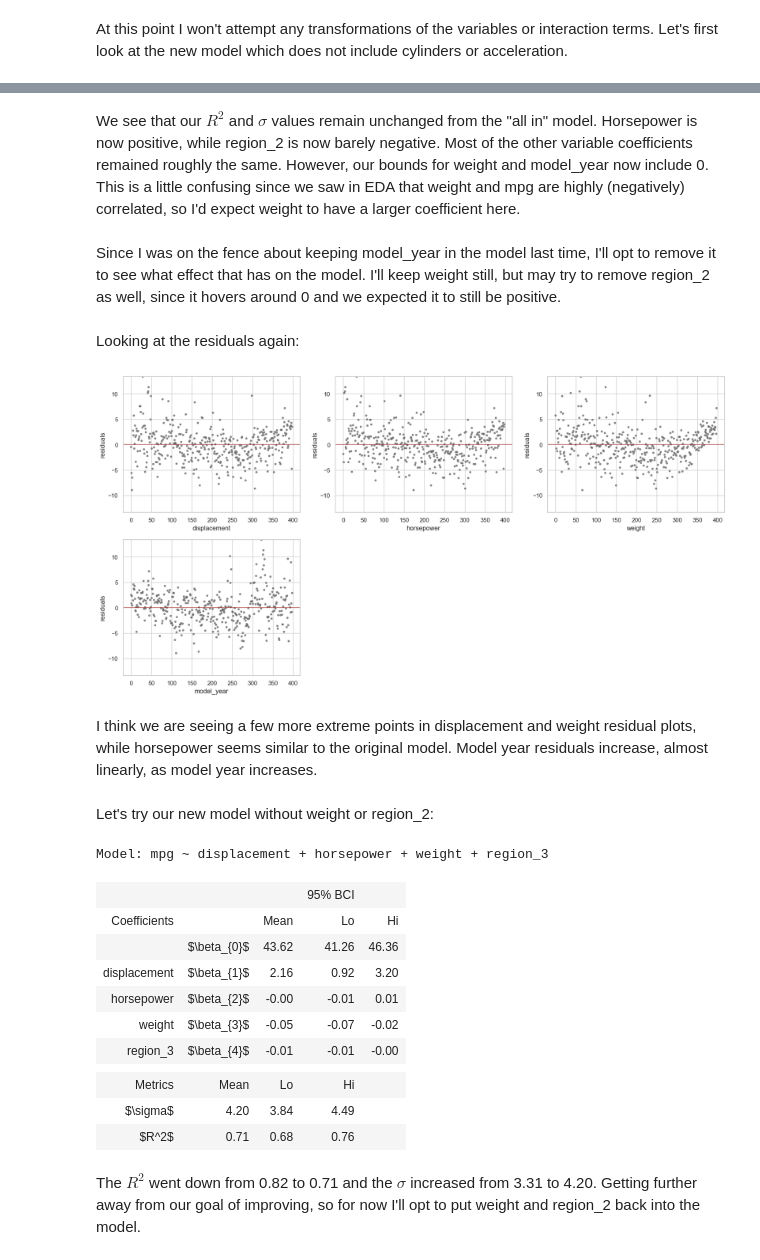
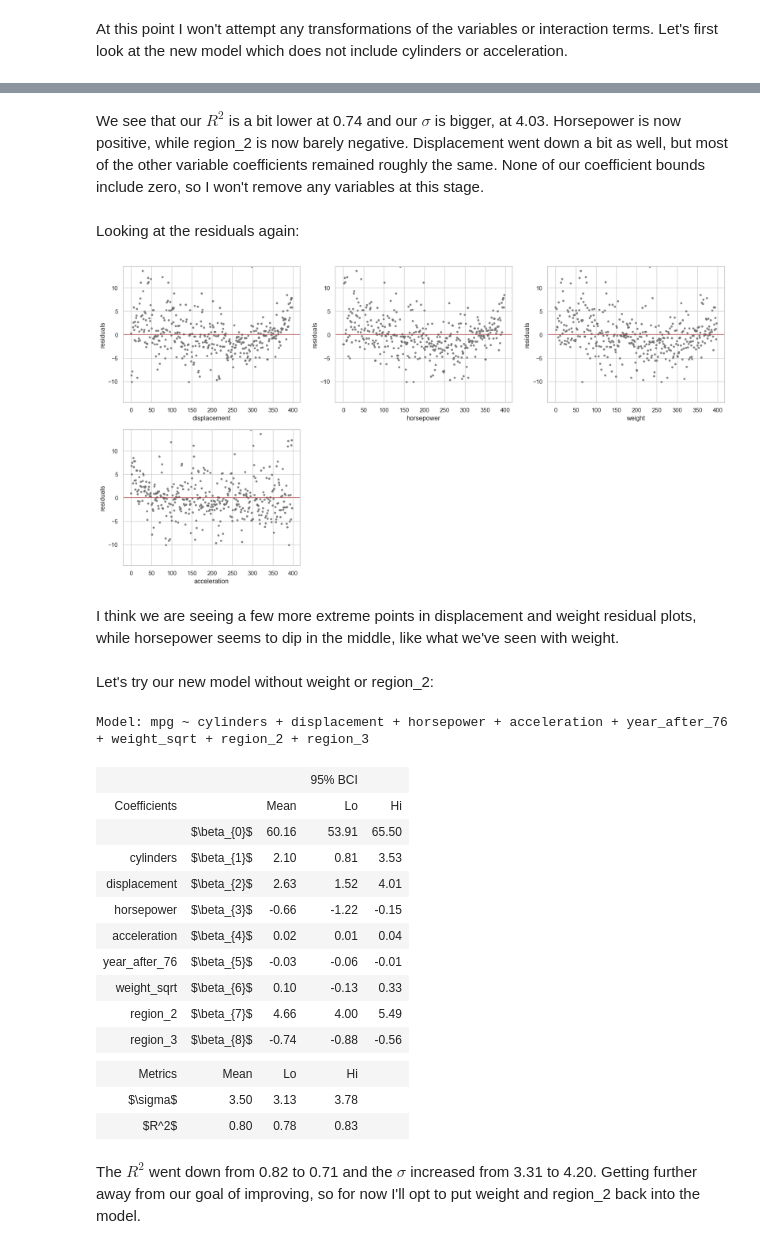
Before and after one commit to ansaridan/jhu-data-engineering-team-5, a Jupyter notebook: Problem_Set_5_2/Jhirsc21.ipynb, the cells around one changed output, grey strips where cells are left out. Cells and saved outputs as stored; diff of their text form; code cells hidden in the pictures.

```diff
--- a/Problem_Set_5_2/Jhirsc21.ipynb
+++ b/Problem_Set_5_2/Jhirsc21.ipynb
@@ -386,4 +386,6 @@ For now I'll stick with transforming just origin. (Although origin is already nu
 # %%
+data["year_after_76"] = data['model_year'].apply(lambda model_year: 1 if model_year >= 76 else 0)
+
 data = pd.concat([data, pd.get_dummies(data['origin'], prefix='region')], axis=1)
 # %% [markdown]
 Here I am using the `models.py` file to perform the modeling
@@ -501,7 +503,7 @@ Our residual plots actually don't look too bad. For weight I might be inclined t
 # %% [markdown]
 At this point I won't attempt any transformations of the variables or interaction terms. Let's first look at the new model which does not include cylinders or acceleration.
 # %%
-model = 'mpg ~ displacement + horsepower + weight + model_year + region_2 + region_3'
+model = 'mpg ~ displacement + horsepower + year_after_76 + region_2 + region_3'
 result_2 = models.bootstrap_linear_regression(model, data=data)
 models.describe_bootstrap_lr(result_2)
 # %% [output]
@@ -522,14 +523,12 @@ Model: mpg ~ displacement + horsepower + weight + model_year + region_2 + region
 # %% [markdown]
-We see that our $R^2$ and $\sigma$ values remain unchanged from the "all in" model. Horsepower is now positive, while region_2 is now barely negative. Most of the other variable coefficients remained roughly the same. However, our bounds for weight and model_year now include 0. This is a little confusing since we saw in EDA that weight and mpg are highly (negatively) correlated, so I'd expect weight to have a larger coefficient here.
+We see that our $R^2$ is a bit lower at 0.74 and our $\sigma$ is bigger, at 4.03. Horsepower is now positive, while region_2 is now barely negative. Displacement went down a bit as well, but most of the other variable coefficients remained roughly the same. None of our coefficient bounds include zero, so I won't remove any variables at this stage.
-# %% [markdown]
-Since I was on the fence about keeping model_year in the model last time, I'll opt to remove it to see what effect that has on the model. I'll keep weight still, but may try to remove region_2 as well, since it hovers around 0 and we expected it to still be positive.
 # %% [markdown]
 Looking at the residuals again:
 # %%
-residuals2 = plot_residuals(result_2, ['displacement', 'horsepower', 'weight', 'model_year'])
+residuals2 = plot_residuals(result_2, ['displacement', 'horsepower', 'weight', 'acceleration'])
 # %% [output]
-[figure, old version]
+[figure, new version]
 # %% [markdown]
-I think we are seeing a few more extreme points in displacement and weight residual plots, while horsepower seems similar to the original model. Model year residuals increase, almost linearly, as model year increases.
+I think we are seeing a few more extreme points in displacement and weight residual plots, while horsepower seems to dip in the middle, like what we've seen with weight.
 # %% [markdown]
 Let's try our new model without weight or region_2:
@@ -536,20 +537,24 @@ Let's try our new model without weight or region_2:
 # %%
-model = 'mpg ~ displacement + horsepower + weight + region_3'
+model = 'mpg ~ cylinders + displacement + horsepower + acceleration + year_after_76 + weight_sqrt + region_2 + region_3'
 result_3 = models.bootstrap_linear_regression(model, data=data)
 models.describe_bootstrap_lr(result_3)
 # %% [output]
-Model: mpg ~ displacement + horsepower + weight + region_3
+Model: mpg ~ cylinders + displacement + horsepower + acceleration + year_after_76 + weight_sqrt + region_2 + region_3
 |  |  |  | 95% BCI |  |
 | Coefficients |  | Mean | Lo | Hi |
-|  | $\beta_{0}$ | 43.62 | 41.26 | 46.36 |
-| displacement | $\beta_{1}$ | 2.16 | 0.92 | 3.20 |
-| horsepower | $\beta_{2}$ | -0.00 | -0.01 | 0.01 |
-| weight | $\beta_{3}$ | -0.05 | -0.07 | -0.02 |
-| region_3 | $\beta_{4}$ | -0.01 | -0.01 | -0.00 |
+|  | $\beta_{0}$ | 60.16 | 53.91 | 65.50 |
+| cylinders | $\beta_{1}$ | 2.10 | 0.81 | 3.53 |
+| displacement | $\beta_{2}$ | 2.63 | 1.52 | 4.01 |
+| horsepower | $\beta_{3}$ | -0.66 | -1.22 | -0.15 |
+| acceleration | $\beta_{4}$ | 0.02 | 0.01 | 0.04 |
+| year_after_76 | $\beta_{5}$ | -0.03 | -0.06 | -0.01 |
+| weight_sqrt | $\beta_{6}$ | 0.10 | -0.13 | 0.33 |
+| region_2 | $\beta_{7}$ | 4.66 | 4.00 | 5.49 |
+| region_3 | $\beta_{8}$ | -0.74 | -0.88 | -0.56 |
 |  |  |  |  |  |
 | Metrics | Mean | Lo | Hi |  |
-| $\sigma$ | 4.20 | 3.84 | 4.49 |  |
-| $R^2$ | 0.71 | 0.68 | 0.76 |  |
+| $\sigma$ | 3.50 | 3.13 | 3.78 |  |
+| $R^2$ | 0.80 | 0.78 | 0.83 |  |
 # %% [markdown]
 The $R^2$ went down from 0.82 to 0.71 and the $\sigma$ increased from 3.31 to 4.20. Getting further away from our goal of improving, so for now I'll opt to put weight and region_2 back into the model.
 # %% [markdown]
```
Also changed, not shown: parts of 35 cells of this notebook, 2 other files.
